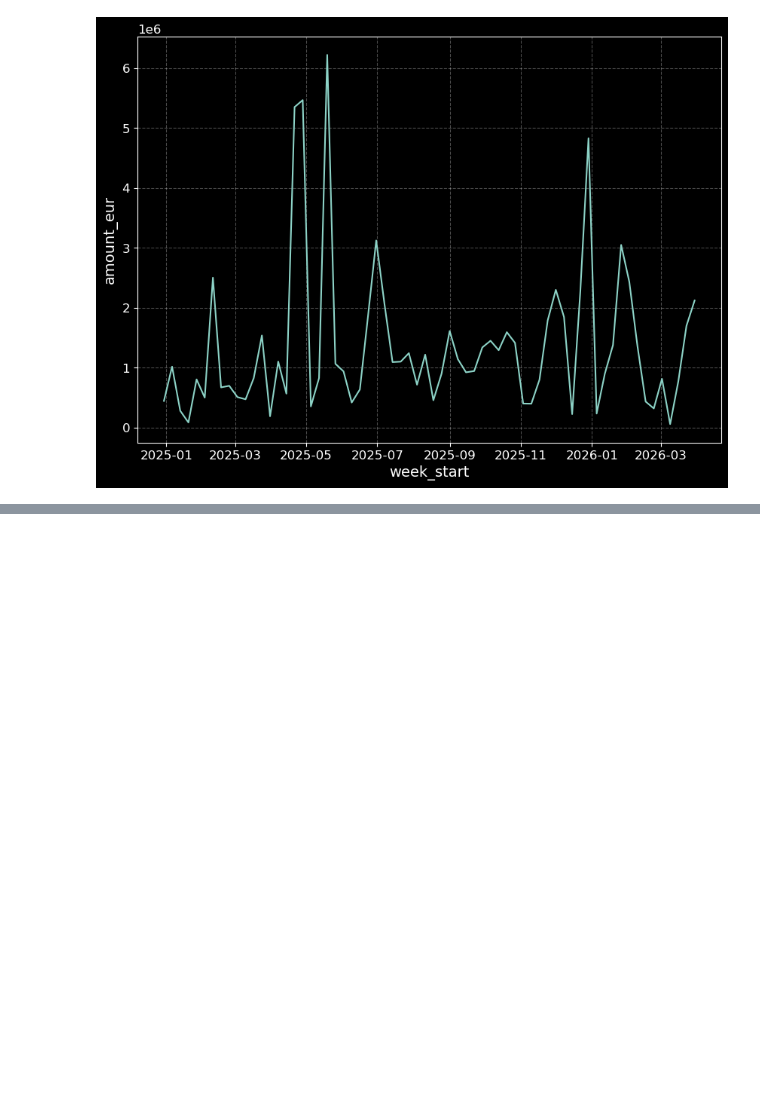
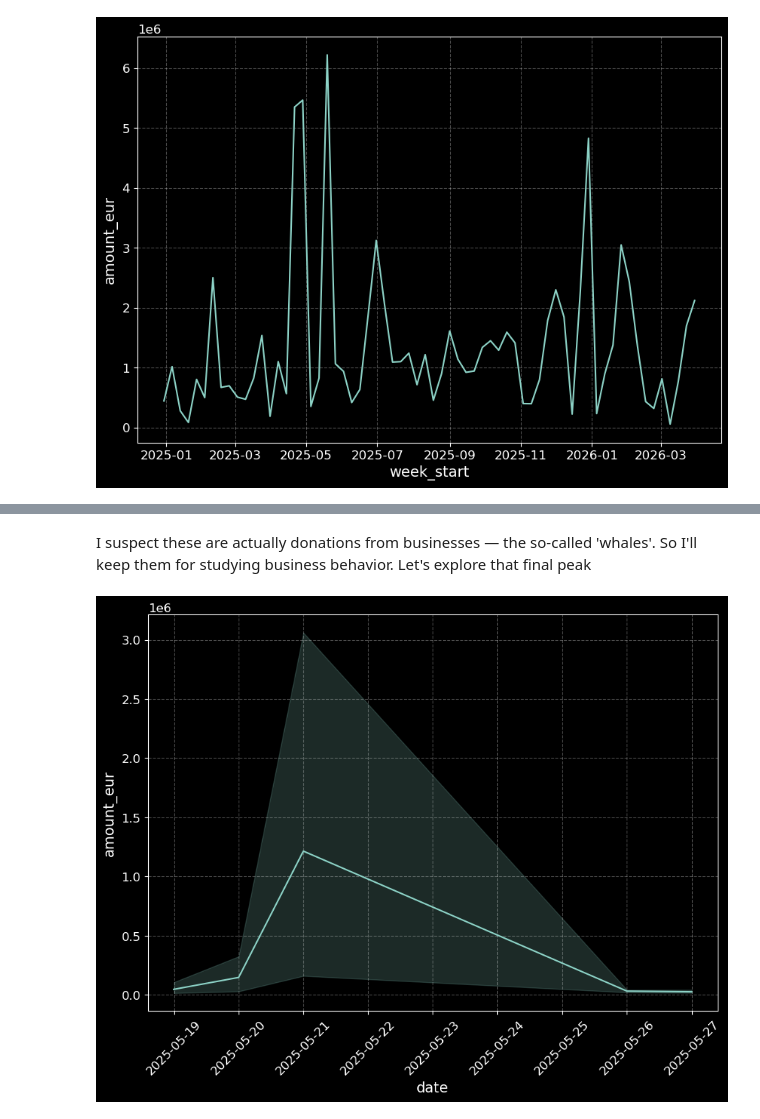
Before and after one commit to Gipnokrolik/ua-aid-intelligence-hub, a Jupyter notebook: notebooks/business_and_whales_analisys.ipynb, the cells around one changed output, grey strips where cells are left out. Saved outputs shown, nothing was run; the diff lists cells and outputs as text; code cells hidden in the pictures; blank space fills up the shorter version.

```diff
--- a/notebooks/business_and_whales_analisys.ipynb
+++ b/notebooks/business_and_whales_analisys.ipynb
@@ -260,0 +297,11 @@ sns.lineplot(df_clean_week, x = 'week_start', y = 'amount_eur')
+# %% [markdown]
+
+I suspect these are actually donations from businesses — the so-called 'whales'. So I'll keep them for studying business behavior. Let's explore that final peak
+# %%
+final_peak = df[df.date.between('2025-05-19', '2025-05-27')]
+# %%
+sns.lineplot(final_peak, x = 'date', y = 'amount_eur')
+plt.xticks(rotation = 45)
+plt.show()
+# %% [output]
+[figure, added]
```
Also changed, not shown: parts of 7 cells of this notebook, 4 other files.
